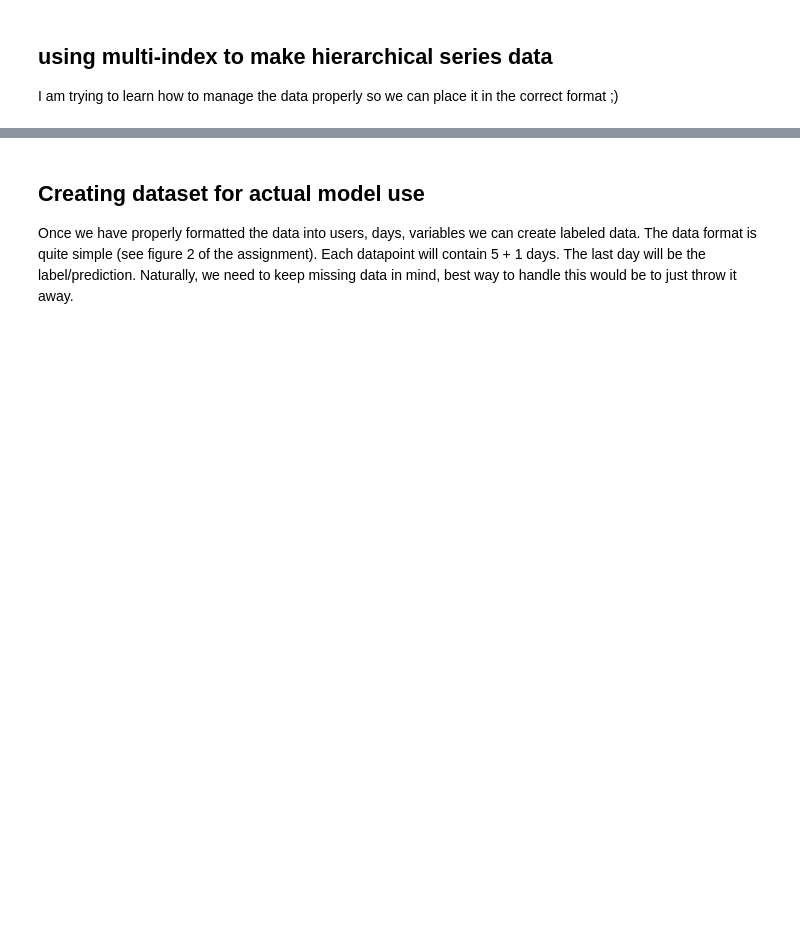
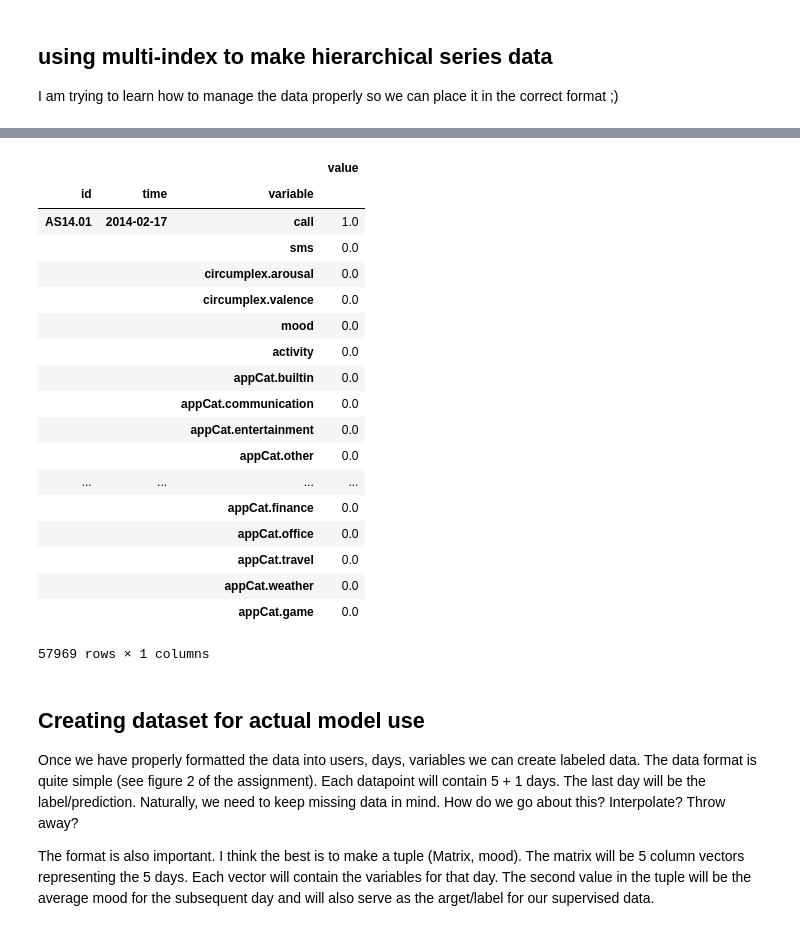
Before and after one commit to MaicoTimmerman/uva_data_mining_techniques, a Jupyter notebook: reader.ipynb, the cells around one changed output, grey strips where cells are left out. Drawn from its saved outputs; the diff is of its cells as text; code cells hidden in the pictures; blank space fills up the shorter version.

Commit message:
I think the data is almost ready to be used in models

```diff
--- a/reader.ipynb
+++ b/reader.ipynb
@@ -221,0 +236,22 @@ temper.loc[("AS14.01")].sort_index(level="time")
+# %%
+from datetime import datetime
+import numpy as np
+# both of these should produce the same date-range
+date_range = pd.date_range(
+    start="2014-02-17",
+    end="2014-06-9",
+    freq='D'
+)
+
+date_range = temper.index.unique(level='time')
+unique_id = temper.index.unique(level='id')
+unique_variables = temper.index.unique(level='variable')
+
+blank_dataframe = (
+    pd.MultiIndex
+    .from_product(
+        iterables=[unique_id, date_range, unique_variables],
+        names=['id', 'time', 'variable']
+    )
+)
+blank_dataframe.values[:5]
@@ -222,4 +265,30 @@ temper.loc[("AS14.01")].sort_index(level="time")
+# %%
+temper = temper.reindex(blank_dataframe, fill_value=None)
+
+temper
+# %% [output]
+|  |  |  | value |
+| id | time | variable |  |
+| AS14.01 | 2014-02-17 | call | 1.0 |
+|  |  | sms | 0.0 |
+|  |  | circumplex.arousal | 0.0 |
+|  |  | circumplex.valence | 0.0 |
+|  |  | mood | 0.0 |
+|  |  | activity | 0.0 |
+|  |  | appCat.builtin | 0.0 |
+|  |  | appCat.communication | 0.0 |
+|  |  | appCat.entertainment | 0.0 |
+|  |  | appCat.other | 0.0 |
+| ... | ... | ... | ... |
+|  |  | appCat.finance | 0.0 |
+|  |  | appCat.office | 0.0 |
+|  |  | appCat.travel | 0.0 |
+|  |  | appCat.weather | 0.0 |
+|  |  | appCat.game | 0.0 |
+57969 rows × 1 columns
 # %% [markdown]
 ## Creating dataset for actual model use
 
-Once we have properly formatted the data into users, days, variables we can create labeled data. The data format is quite simple (see figure 2 of the assignment). Each datapoint will contain 5 + 1 days. The last day will be the label/prediction. Naturally, we need to keep missing data in mind, best way to handle this would be to just throw it away.
+Once we have properly formatted the data into users, days, variables we can create labeled data. The data format is quite simple (see figure 2 of the assignment). Each datapoint will contain 5 + 1 days. The last day will be the label/prediction. Naturally, we need to keep missing data in mind. How do we go about this? Interpolate? Throw away?
+
+The format is also important. I think the best is to make a tuple (Matrix, mood). The matrix will be 5 column vectors representing the 5 days. Each vector will contain the variables for that day. The second value in the tuple will be the average mood for the subsequent day and will also serve as the arget/label for our supervised data.
```
Also changed, not shown: parts of 6 cells of this notebook.
